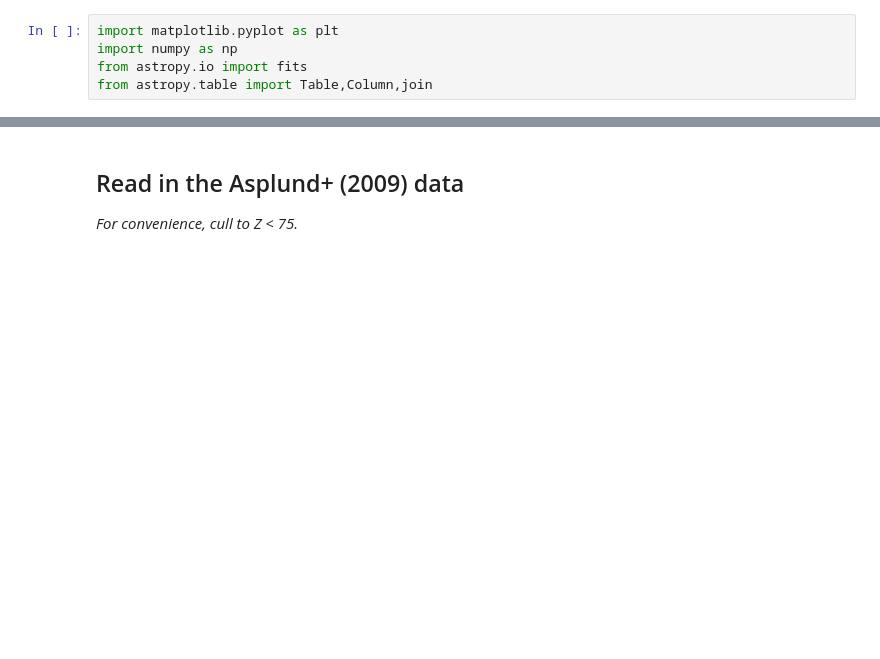
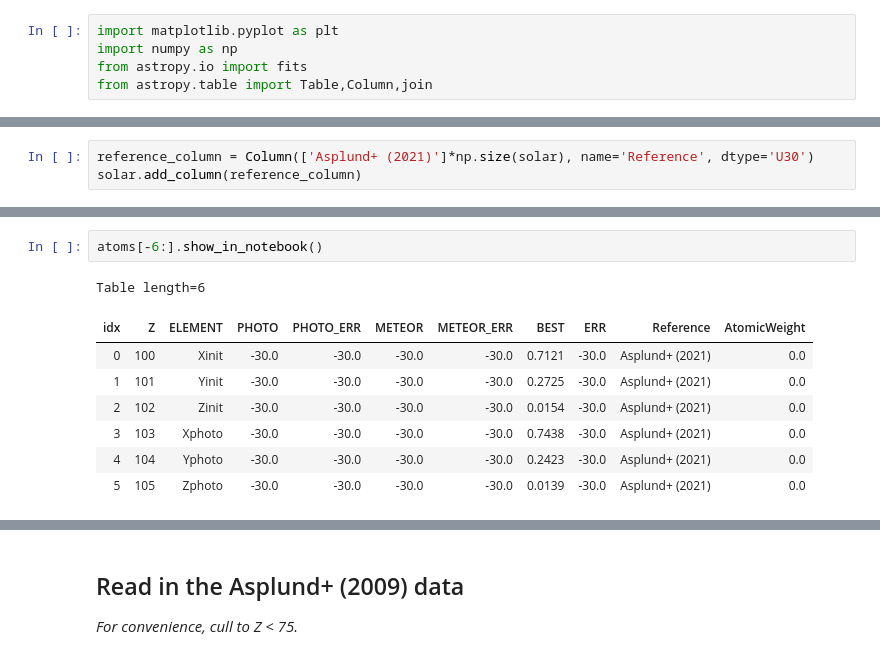
Before and after one commit to jchowk/pyND, a Jupyter notebook: pyND/analysis/data/make_solar_abundances.ipynb, the cells around one changed output, grey strips where cells are left out. Saved outputs shown, nothing was run; the diff lists cells and outputs as text; blank space fills up the shorter version.

```diff
--- a/pyND/analysis/data/make_solar_abundances.ipynb
+++ b/pyND/analysis/data/make_solar_abundances.ipynb
@@ -11,0 +20,3 @@ from astropy.table import Table,Column,join
+# %%
+reference_column = Column(['Asplund+ (2021)']*np.size(solar), name='Reference', dtype='U30')
+solar.add_column(reference_column)
@@ -11,0 +50,11 @@ from astropy.table import Table,Column,join
+# %%
+atoms[-6:].show_in_notebook()
+# %% [output]
+Table length=6
+| idx | Z | ELEMENT | PHOTO | PHOTO_ERR | METEOR | METEOR_ERR | BEST | ERR | Reference | AtomicWeight |
+| 0 | 100 | Xinit | -30.0 | -30.0 | -30.0 | -30.0 | 0.7121 | -30.0 | Asplund+ (2021) | 0.0 |
+| 1 | 101 | Yinit | -30.0 | -30.0 | -30.0 | -30.0 | 0.2725 | -30.0 | Asplund+ (2021) | 0.0 |
+| 2 | 102 | Zinit | -30.0 | -30.0 | -30.0 | -30.0 | 0.0154 | -30.0 | Asplund+ (2021) | 0.0 |
+| 3 | 103 | Xphoto | -30.0 | -30.0 | -30.0 | -30.0 | 0.7438 | -30.0 | Asplund+ (2021) | 0.0 |
+| 4 | 104 | Yphoto | -30.0 | -30.0 | -30.0 | -30.0 | 0.2423 | -30.0 | Asplund+ (2021) | 0.0 |
+| 5 | 105 | Zphoto | -30.0 | -30.0 | -30.0 | -30.0 | 0.0139 | -30.0 | Asplund+ (2021) | 0.0 |
```
Also changed, not shown: parts of 24 cells of this notebook, 7 other files.
